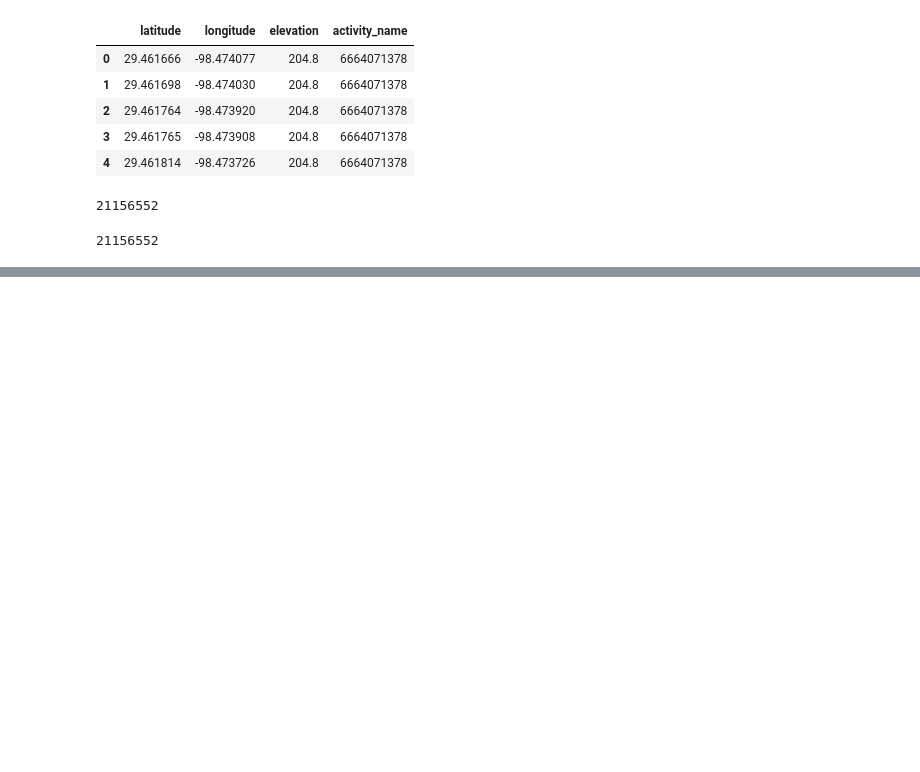
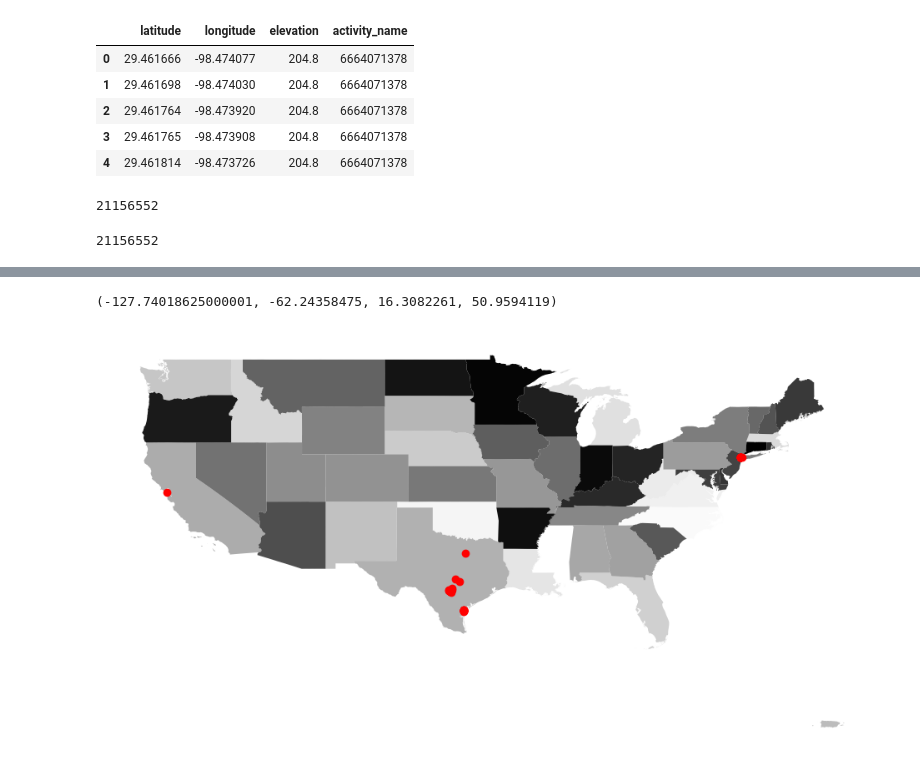
Before and after one commit to dazhaoniel/strava-recap-2022, a Jupyter notebook: strava2022.ipynb, the cells around one changed output, grey strips where cells are left out. Saved outputs shown, nothing was run; the diff lists cells and outputs as text; code cells hidden in the pictures; blank space fills up the shorter version.

```diff
--- a/strava2022.ipynb
+++ b/strava2022.ipynb
@@ -271,0 +284,12 @@ sample_gdf = gdf.groupby('Activity ID').first()
+# %%
+# run map
+g, ax = plt.subplots(figsize=(12, 12))
+states.plot(ax=ax, linewidth=0.2, cmap='binary')
+
+sample_gdf_run = sample_gdf[sample_gdf['Activity Type'] == 'Run']
+
+sample_gdf_run.plot(ax=ax, color='red')
+ax.axis('off')
+# %% [output]
+(-127.74018625000001, -62.24358475, 16.3082261, 50.9594119)
+[figure, added]
```
Also changed, not shown: parts of 5 cells of this notebook.
